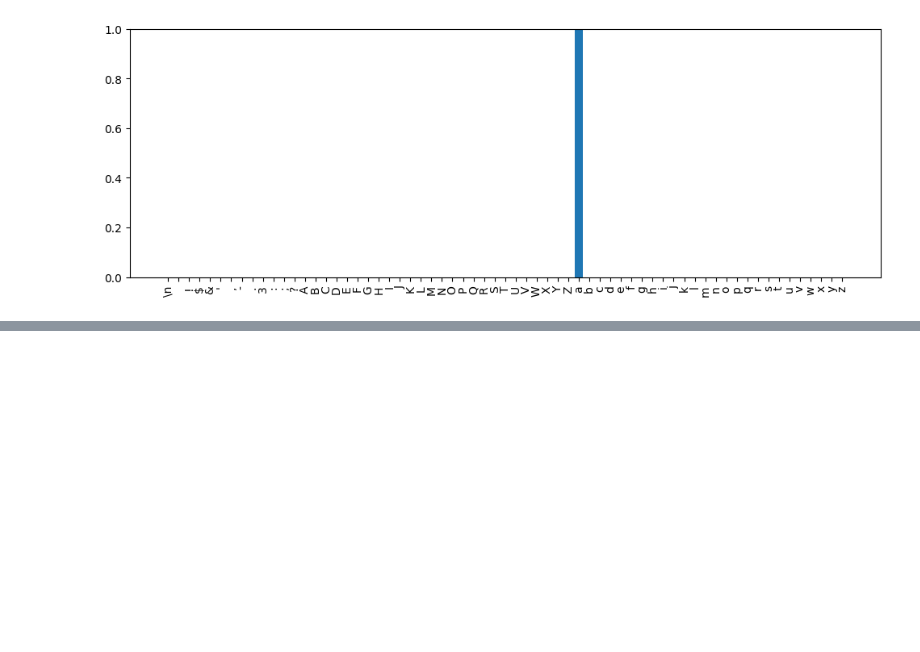
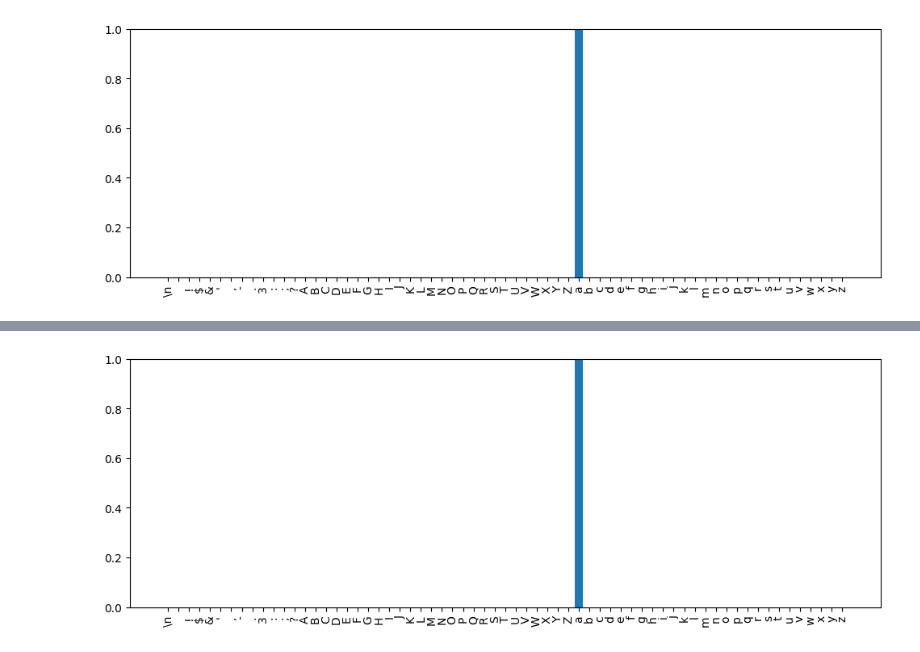
Before and after one commit to spather/transformer-experiments, a Jupyter notebook: nbs/analyses/60_learning_embeddings.ipynb, the cells around one changed output, grey strips where cells are left out. Cells and saved outputs as stored; diff of their text form; code cells hidden in the pictures; blank space fills up the shorter version.

```diff
--- a/nbs/analyses/60_learning_embeddings.ipynb
+++ b/nbs/analyses/60_learning_embeddings.ipynb
@@ -209,0 +273,6 @@ emb_a, _ = learn_embedding_for_char('a', block_n_on_function(m, n=1))
+# %%
+# Try an arbitrary embedding and plot it.
+logits = LogitsWrapper(block_n_on_function(m, n=1)(unsqueeze_emb(multi_emb_a_1[63, 0, :])).detach(), tokenizer)
+logits.plot_probs()
+# %% [output]
+[figure, added]
```
Also changed, not shown: parts of 10 cells of this notebook.
